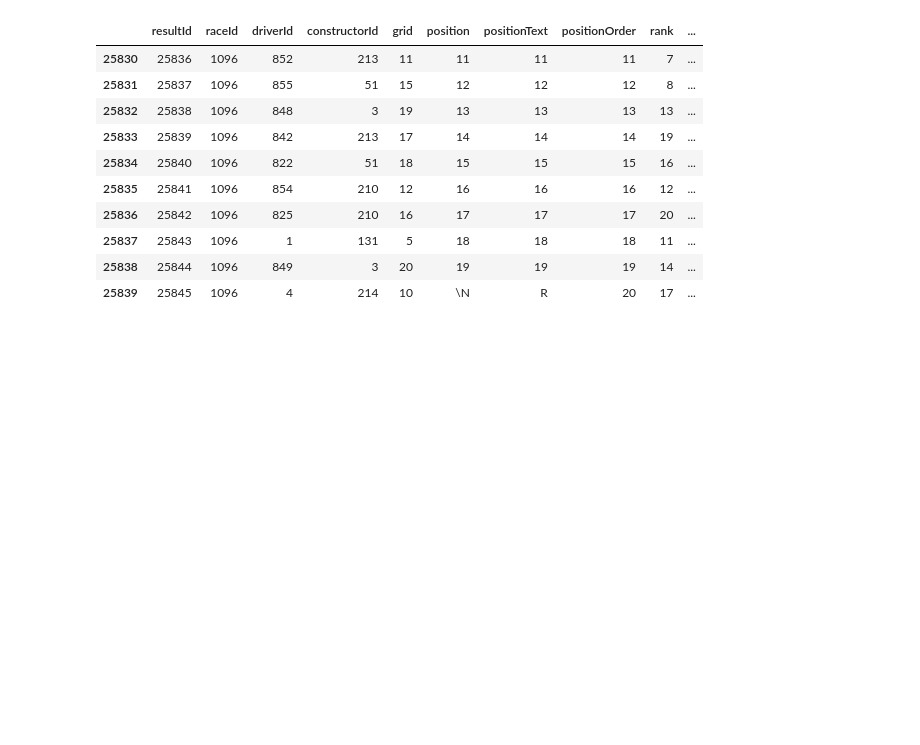
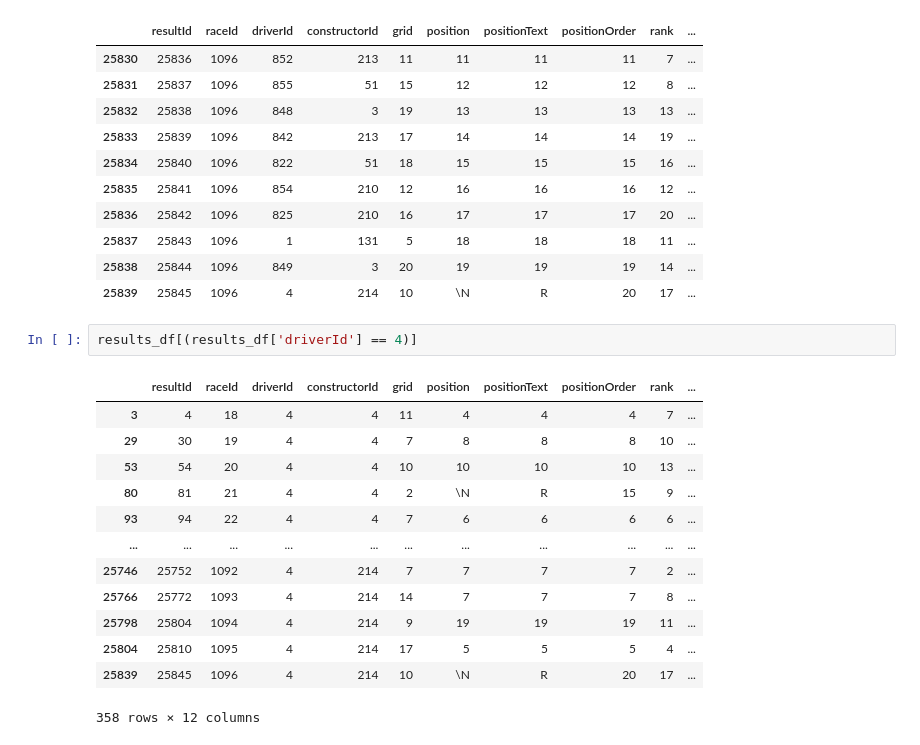
Before and after one commit to IndieJones51/Formula-One-Elo-Ranking, a Jupyter notebook: Dataset Exploration.ipynb, the cells around one changed output. Saved outputs shown, nothing was run; the diff lists cells and outputs as text; blank space fills up the shorter version.

Commit message:
extracting driver details

```diff
--- a/Dataset Exploration.ipynb
+++ b/Dataset Exploration.ipynb
@@ -168,3 +168,19 @@ results_df.tail(10)
 | 25837 | 25843 | 1096 | 1 | 131 | 5 | 18 | 18 | 18 | 11 | ... |
 | 25838 | 25844 | 1096 | 849 | 3 | 20 | 19 | 19 | 19 | 14 | ... |
 | 25839 | 25845 | 1096 | 4 | 214 | 10 | \N | R | 20 | 17 | ... |
+# %%
+results_df[(results_df['driverId'] == 4)]
+# %% [output]
+|  | resultId | raceId | driverId | constructorId | grid | position | positionText | positionOrder | rank | ... |
+| 3 | 4 | 18 | 4 | 4 | 11 | 4 | 4 | 4 | 7 | ... |
+| 29 | 30 | 19 | 4 | 4 | 7 | 8 | 8 | 8 | 10 | ... |
+| 53 | 54 | 20 | 4 | 4 | 10 | 10 | 10 | 10 | 13 | ... |
+| 80 | 81 | 21 | 4 | 4 | 2 | \N | R | 15 | 9 | ... |
+| 93 | 94 | 22 | 4 | 4 | 7 | 6 | 6 | 6 | 6 | ... |
+| ... | ... | ... | ... | ... | ... | ... | ... | ... | ... | ... |
+| 25746 | 25752 | 1092 | 4 | 214 | 7 | 7 | 7 | 7 | 2 | ... |
+| 25766 | 25772 | 1093 | 4 | 214 | 14 | 7 | 7 | 7 | 8 | ... |
+| 25798 | 25804 | 1094 | 4 | 214 | 9 | 19 | 19 | 19 | 11 | ... |
+| 25804 | 25810 | 1095 | 4 | 214 | 17 | 5 | 5 | 5 | 4 | ... |
+| 25839 | 25845 | 1096 | 4 | 214 | 10 | \N | R | 20 | 17 | ... |
+358 rows × 12 columns
```
Also changed, not shown: parts of 2 cells of this notebook, 2 other files.
